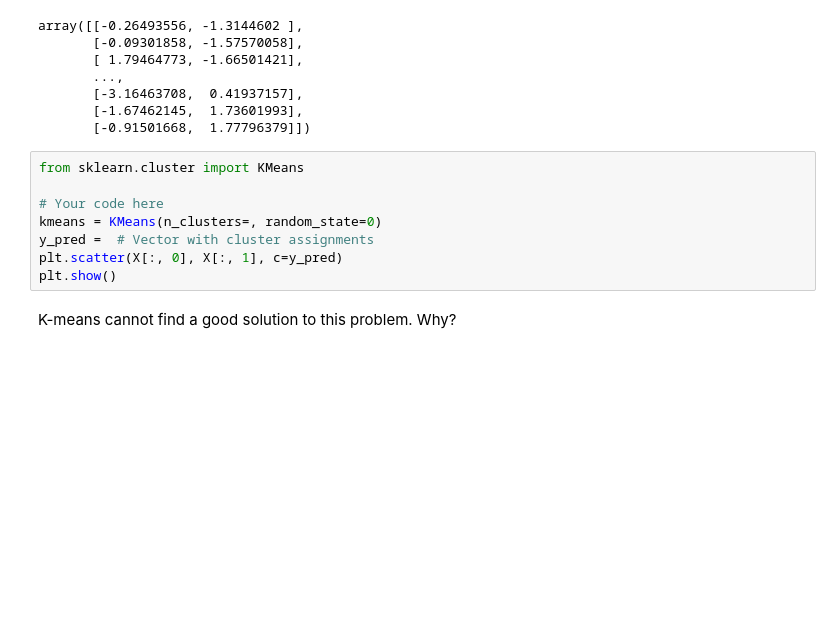
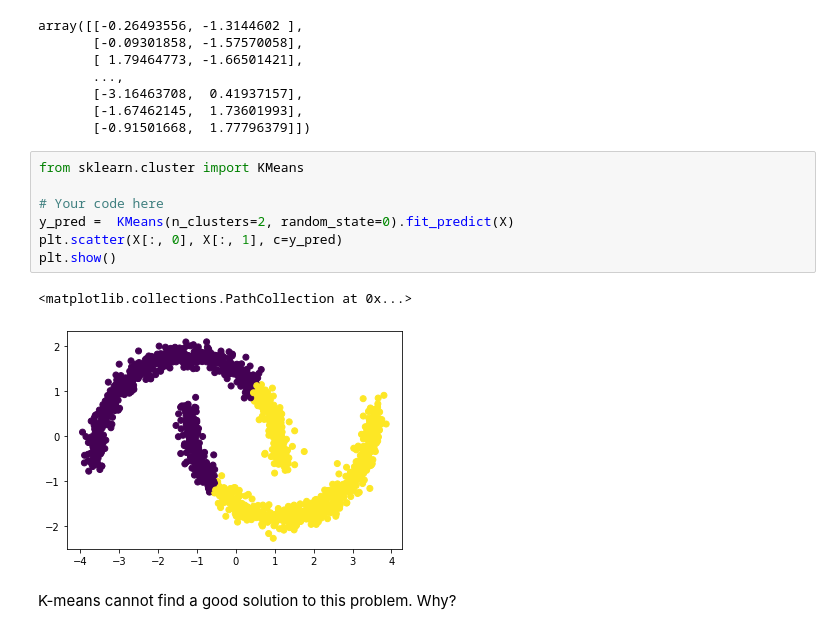
Before and after one commit to alielabridi/NTDS_2019, a Jupyter notebook: assignments/2_learning_with_graphs_tariq.ipynb, the cells around one changed output. Drawn from its saved outputs; the diff is of its cells as text; blank space fills up the shorter version.

Commit message:
plot clusters

```diff
--- a/assignments/2_learning_with_graphs_tariq.ipynb
+++ b/assignments/2_learning_with_graphs_tariq.ipynb
@@ -233,11 +233,13 @@ array([[-0.26493556, -1.3144602 ],
 # %%
 from sklearn.cluster import KMeans
 
 # Your code here
-kmeans = KMeans(n_clusters=, random_state=0)
-y_pred =  # Vector with cluster assignments
+y_pred =  KMeans(n_clusters=2, random_state=0).fit_predict(X)
 plt.scatter(X[:, 0], X[:, 1], c=y_pred)
 plt.show()
+# %% [output]
+<matplotlib.collections.PathCollection at 0x...>
+[figure, added]
 # %% [markdown]
 K-means cannot find a good solution to this problem. Why?
 # %% [markdown]
```
